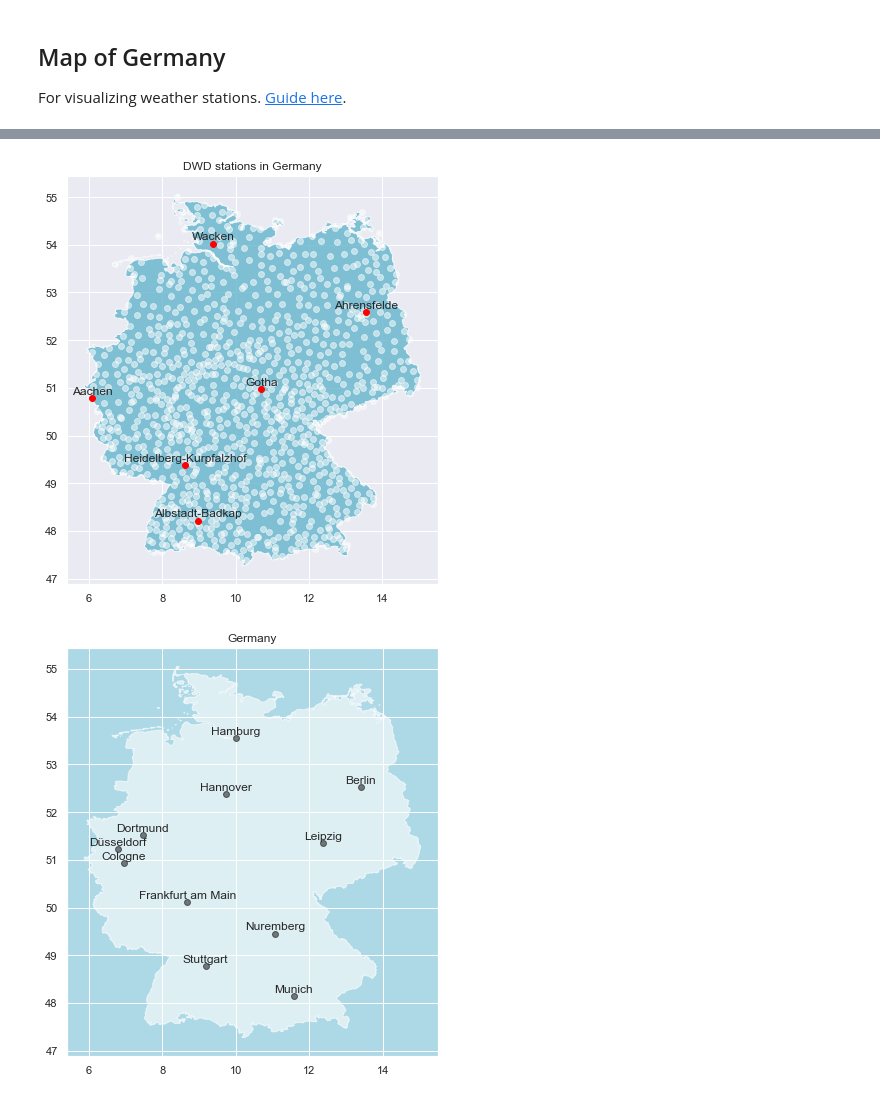
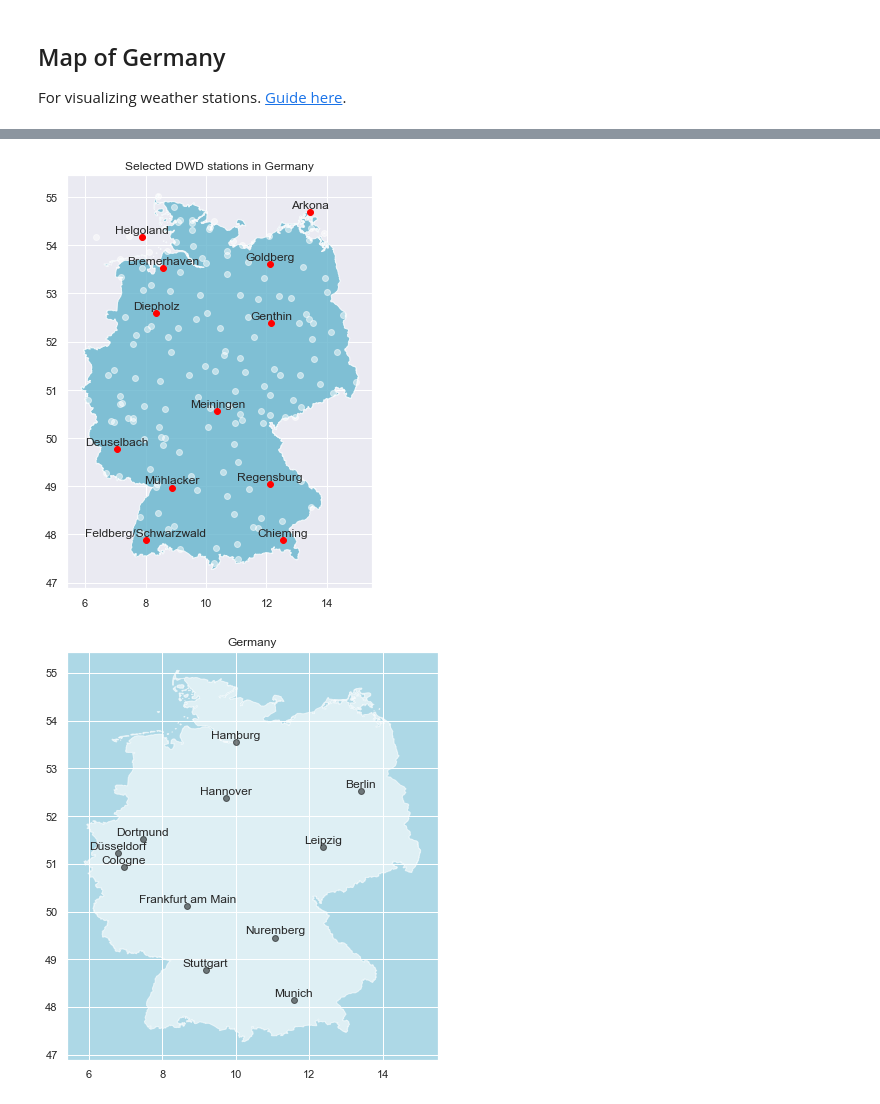
Before and after one commit to sen-leon/Electricity-Prediction, a Jupyter notebook: src/report_plots_diagrams.ipynb, the cells around one changed output, grey strips where cells are left out. Cells and saved outputs as stored; diff of their text form; code cells hidden in the pictures.

Commit message:
Updated with selected stations

```diff
--- a/src/report_plots_diagrams.ipynb
+++ b/src/report_plots_diagrams.ipynb
@@ -70,3 +70,10 @@ For visualizing weather stations. [Guide here](https://juanitorduz.github.io/ger
 # Make sure you read postal codes as strings, otherwise
 # the postal code 01110 will be parsed as the number 1110.
 plz_shape_df = gpd.read_file('../data/gadm41_DEU_0.json', dtype={'plz': str})
+# %%
+# import weather stations
+
+df_dwd = pd.read_pickle("../data/Stations/usable_stations.pkl")
+df_dwd_select = pd.read_pickle("../data/Stations/selected_stations.pkl")
+
+df_dwd_select
@@ -100,52 +114,49 @@ fig, ax = plt.subplots(figsize=(6.5,6.5))
 
 plz_shape_df.plot(ax=ax, color="C9", alpha=0.8)
 
-# selected stations (random)
-df_stations_selected = df_stations.iloc[[0, 3, 4, 1033, 1038, 1036]]
-
 # Plot all stations.
-for row in df_stations.iterrows():
+for row in df_dwd.iterrows():
     # better code for this?
     row = row[1]
     # Plot station location centroid.
     ax.plot(
-        row["longitude"],
-        row["latitude"],
+        row["geoLaenge"],
+        row["geoBreite"],
         marker='o',
         c='white',
         alpha=0.5
     )
 
 # Plot selected stations.
-for row in df_stations_selected.iterrows():
+for row in df_dwd_select.iterrows():
     # better code for this?
     row = row[1]
     # Plot station name.
     ax.text(
-        x=row["longitude"],
+        x=row["geoLaenge"],
         # Add small shift to avoid overlap with point.
-        y=row["latitude"] + 0.08,
-        s=row["name"],
+        y=row["geoBreite"] + 0.08,
+        s=row["Stationsname"],
         fontsize=12,
         ha='center',
     )
     # Plot station location centroid.
     ax.plot(
-        row["longitude"],
-        row["latitude"],
+        row["geoLaenge"],
+        row["geoBreite"],
         marker='o',
         c='red'
     )
 
 ax.set(
-    title='DWD stations in Germany',
-    aspect=1.3,
+    title='Selected DWD stations in Germany',
+    # aspect=1.3,
 )
 
 fig.tight_layout()
 plt.savefig("../docs/figures/selected_dwd_stations.pdf", format = 'pdf')
 # %% [output]
-[figure, old version]
+[figure, new version]
 # %%
 # Get lat and lng of Germany's main cities.
 top_cities = {
```
Also changed, not shown: parts of 3 cells of this notebook, 2 other files.
